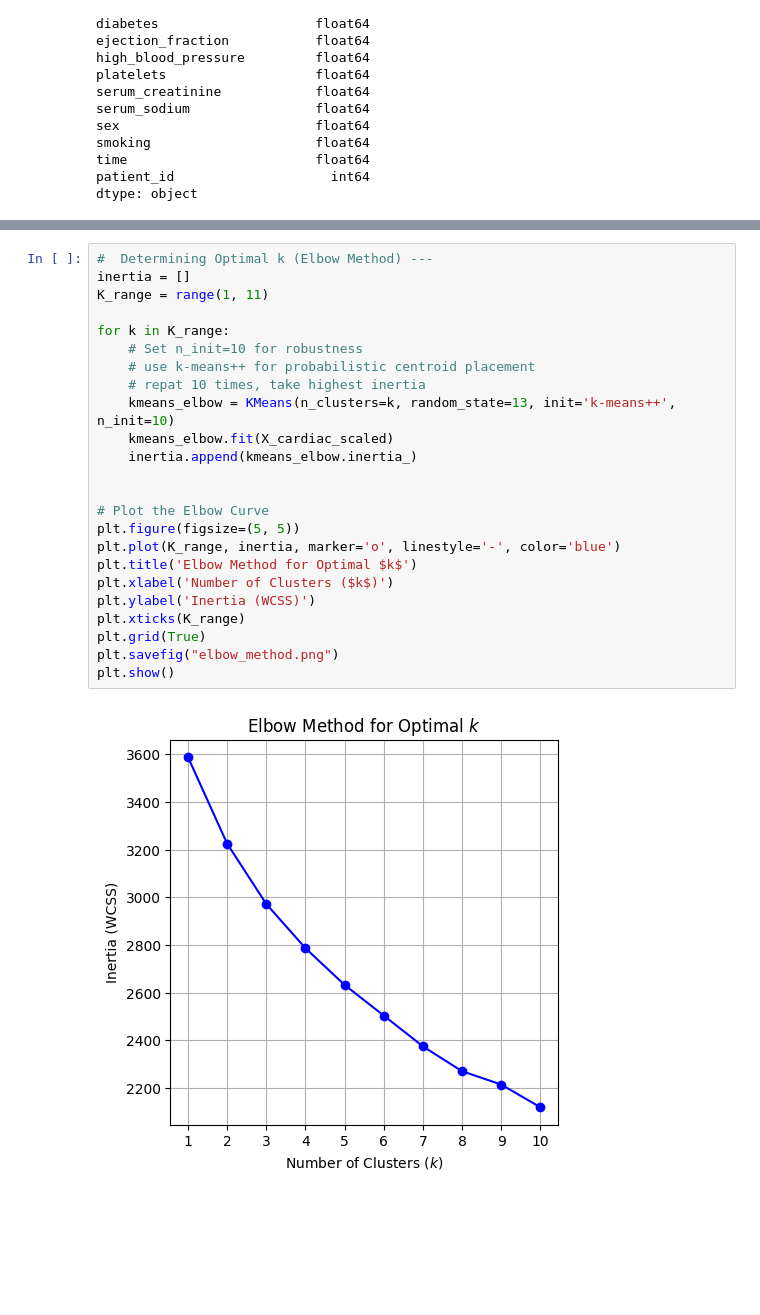
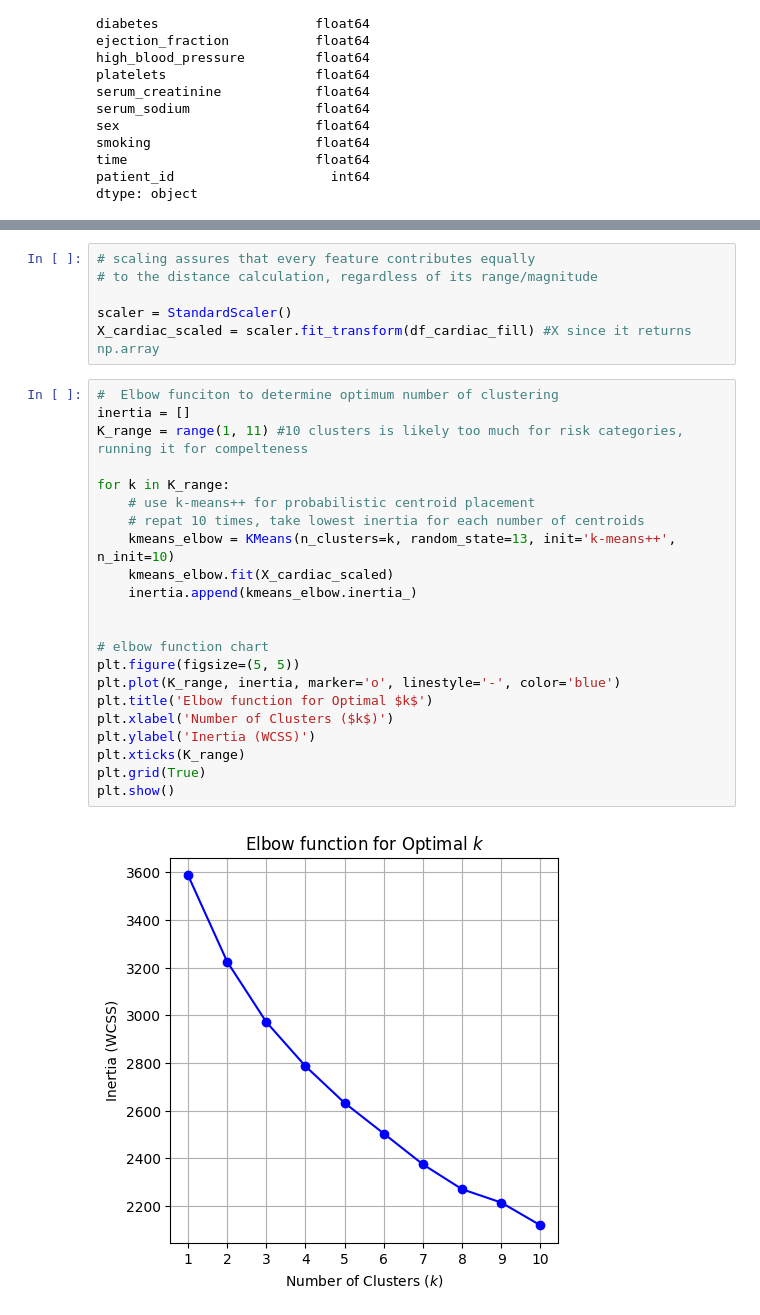
Before and after one commit to komisarzGiT/gai, a Jupyter notebook: UG_ML02.ipynb, the cells around one changed output, grey strips where cells are left out. Drawn from its saved outputs; the diff is of its cells as text; blank space fills up the shorter version.

```diff
--- a/UG_ML02.ipynb
+++ b/UG_ML02.ipynb
@@ -227,27 +146,31 @@ Accurate Proximity: The proximity between patients is defined by their relative
+# %%
+# scaling assures that every feature contributes equally
+# to the distance calculation, regardless of its range/magnitude
+
+scaler = StandardScaler()
+X_cardiac_scaled = scaler.fit_transform(df_cardiac_fill) #X since it returns np.array
 # %%
-#  Determining Optimal k (Elbow Method) ---
+#  Elbow funciton to determine optimum number of clustering
 inertia = []
-K_range = range(1, 11)
+K_range = range(1, 11) #10 clusters is likely too much for risk categories, running it for compelteness
 
 for k in K_range:
-    # Set n_init=10 for robustness
     # use k-means++ for probabilistic centroid placement
-    # repat 10 times, take highest inertia
+    # repat 10 times, take lowest inertia for each number of centroids
     kmeans_elbow = KMeans(n_clusters=k, random_state=13, init='k-means++', n_init=10)
     kmeans_elbow.fit(X_cardiac_scaled)
     inertia.append(kmeans_elbow.inertia_)
 
 
-# Plot the Elbow Curve
+# elbow function chart
 plt.figure(figsize=(5, 5))
 plt.plot(K_range, inertia, marker='o', linestyle='-', color='blue')
-plt.title('Elbow Method for Optimal $k$')
+plt.title('Elbow function for Optimal $k$')
 plt.xlabel('Number of Clusters ($k$)')
 plt.ylabel('Inertia (WCSS)')
 plt.xticks(K_range)
 plt.grid(True)
-plt.savefig("elbow_method.png")
 plt.show()
 # %% [output]
-[figure, old version]
+[figure, new version]
 # %%
```
Also changed, not shown: parts of 14 cells of this notebook.
